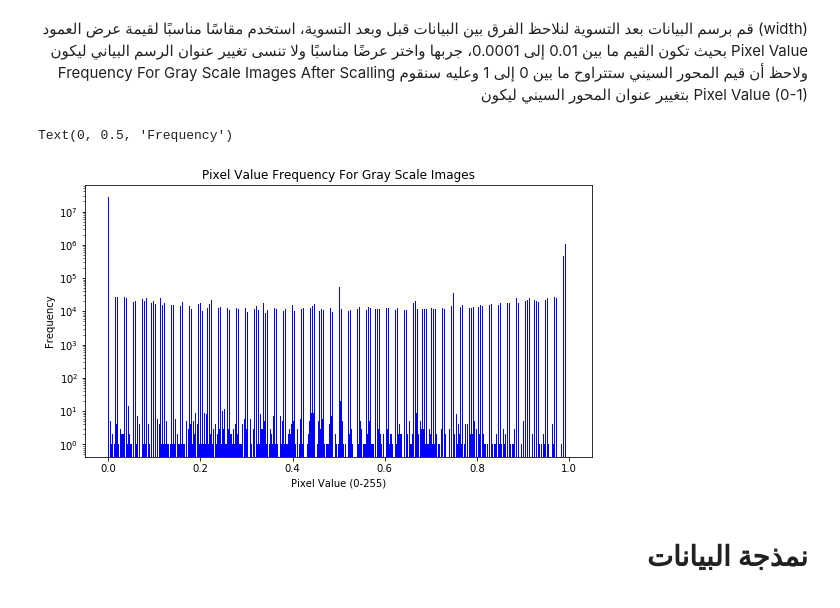
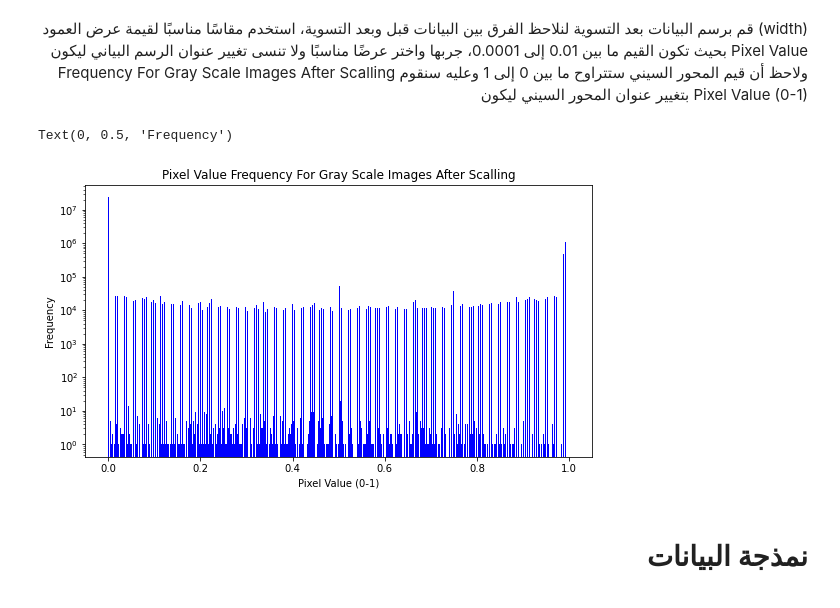
Before and after one commit to miaa7/data-science-project-4, a Jupyter notebook: Project 4.ipynb, the cells around one changed output. Cells and saved outputs as stored; diff of their text form; code cells hidden in the pictures.

```diff
--- a/Project 4.ipynb
+++ b/Project 4.ipynb
@@ -154,16 +171,25 @@ Text(0, 0.5, 'Frequency')
 Pixel Value Frequency For Gray Scale Images After Scalling
 ولاحظ أن قيم المحور السيني ستتراوح ما بين 0 إلى 1 وعليه سنقوم بتغيير عنوان المحور السيني ليكون
 Pixel Value (0-1)
-# %%
-############################
-# عليك تعديل هذه الخانة قبل تسليم المشروع
-# YOU HAVE TO EDIT THIS CELLL
-############################
-# استخدم المتغير train_data_scaled
-<CODE HERE>
-# %% [output]
-Text(0, 0.5, 'Frequency')
-[figure, removed]
+# %%
+############################
+# عليك تعديل هذه الخانة قبل تسليم المشروع
+# YOU HAVE TO EDIT THIS CELLL
+############################
+# استخدم المتغير train_data_scaled
+y1 = pd.value_counts(train_data_scaled.values.ravel()).sort_index()
+x1 = y1.index
+width = 0.001
+plt.figure(figsize=[20,5])
+ax1 = plt.subplot(1, 2, 1)
+ax1.bar(x1, y1, width, color="blue")
+plt.title('Pixel Value Frequency For Gray Scale Images After Scalling')
+plt.yscale('log')
+plt.xlabel('Pixel Value (0-1)')
+plt.ylabel('Frequency')
+# %% [output]
+Text(0, 0.5, 'Frequency')
+[figure, added]
 # %% [markdown]
 <div style="direction:rtl; text-align:right">
 
```
Also changed, not shown: parts of 12 cells of this notebook.
